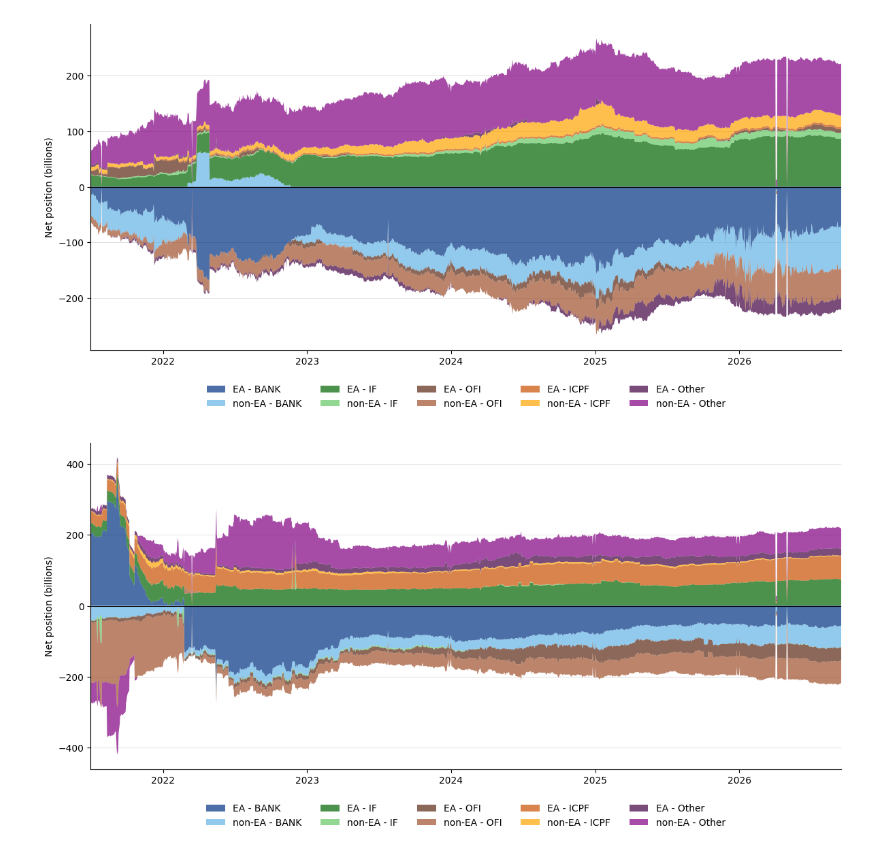
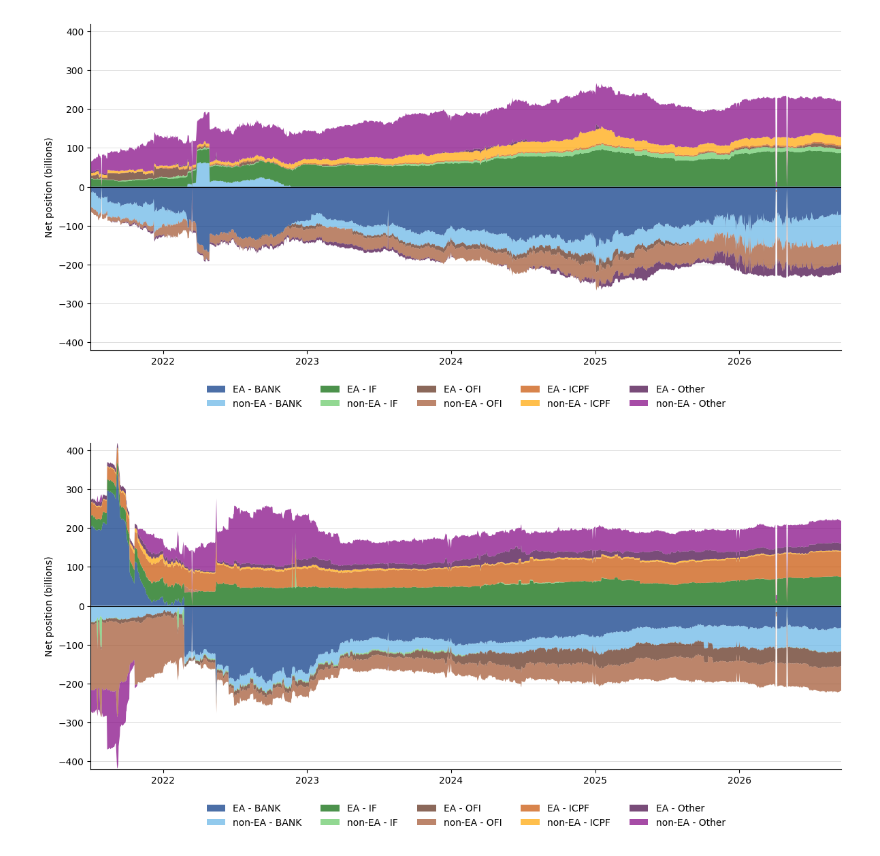
Before and after one commit to FelixHrms/HFStrat, a Jupyter notebook: code/net_positions_sec_lending.ipynb, the cells around one changed output. Drawn from its saved outputs; the diff is of its cells as text; code cells hidden in the pictures.

```diff
--- a/code/net_positions_sec_lending.ipynb
+++ b/code/net_positions_sec_lending.ipynb
@@ -89,35 +89,35 @@ colors = {'EA - BANK': (0/255, 50/255, 130/255),      'non-EA - BANK': (100/255,
           'EA - OFI': (90/255, 40/255, 20/255),       'non-EA - OFI': (160/255, 82/255, 45/255),
           'EA - ICPF': (200/255, 80/255, 0/255),      'non-EA - ICPF': (255/255, 165/255, 0/255),
           'EA - Other': (64/255, 0/255, 64/255),      'non-EA - Other': (128/255, 0/255, 128/255)}
 
 pivot = (df_plot.pivot_table(index='reference_period', columns='ea_sector',
                              values='net_bn', aggfunc='sum', fill_value=0)
                 .reindex(columns=order, fill_value=0)
                 .sort_index())
 
 pos = pivot.clip(lower=0)
 neg = pivot.clip(upper=0)
 
 fig, ax = plt.subplots(figsize=(12, 6))
 ax.stackplot(pos.index, pos.T.values, labels=order, colors=[colors[s] for s in order], alpha=0.7, linewidth=0)
 ax.stackplot(neg.index, neg.T.values, colors=[colors[s] for s in order], alpha=0.7, linewidth=0)
 ax.axhline(0, color='black', linewidth=0.8)
 
 ax.set_ylabel('Net position (billions)')
 ax.set_xlabel('')
-#ax.set_ylim(-150,400)
+ax.set_ylim(-420,420)
 ax.margins(x=0)
 ax.grid(axis='y', color='0.85', linewidth=0.6)
 ax.set_axisbelow(True)
 for side in ['top', 'right']:
     ax.spines[side].set_visible(False)
 ax.legend(loc='upper center', bbox_to_anchor=(0.5, -0.08), ncol=5, frameon=False)
 
 plt.tight_layout()
 plt.savefig('Figures\\net_sec_lending_US_sectors.png', dpi=270, bbox_inches='tight')
 plt.show()
 # %% [output]
-[figure, old version]
+[figure, new version]
 # %%
 query = f"""
 
@@ -215,7 +215,7 @@ ax.axhline(0, color='black', linewidth=0.8)
 
 ax.set_ylabel('Net position (billions)')
 ax.set_xlabel('')
-#ax.set_ylim(-150,400)
+ax.set_ylim(-420,420)
 ax.margins(x=0)
 ax.grid(axis='y', color='0.85', linewidth=0.6)
 ax.set_axisbelow(True)
@@ -227,4 +227,4 @@ plt.tight_layout()
 plt.savefig('Figures\\net_sec_lending_EA_sectors.png', dpi=270, bbox_inches='tight')
 plt.show()
 # %% [output]
-[figure, old version]
+[figure, new version]
```
